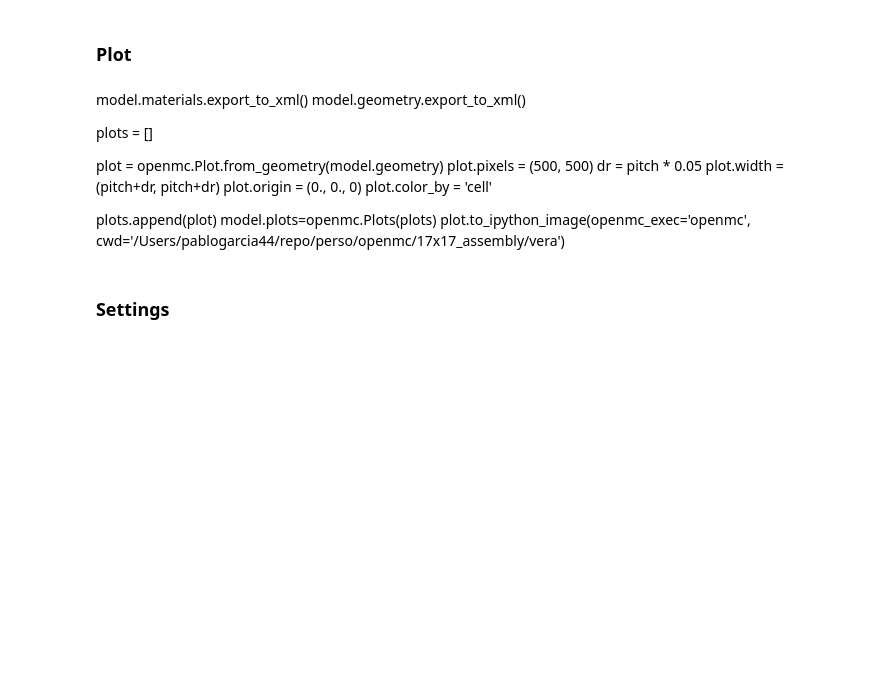
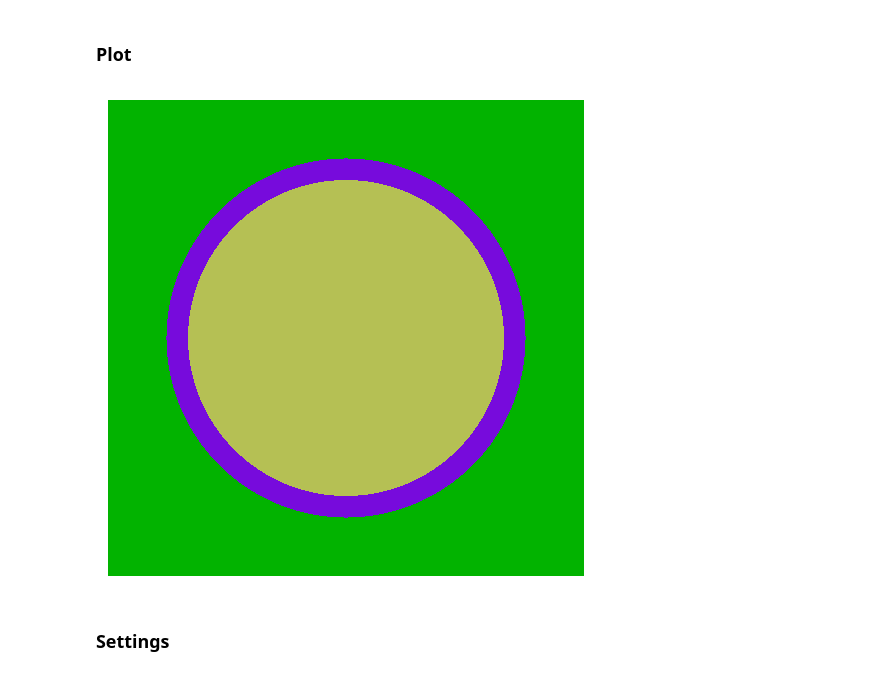
Before and after one commit to pablogarcia44/Garcia_OpenSn, a Jupyter notebook: pincell_study/openmc_mgxs/openmc_comp_CE_MGXS_xmas_v2.ipynb, the cells around one changed output. Drawn from its saved outputs; the diff is of its cells as text; code cells hidden in the pictures; blank space fills up the shorter version.

Commit message:
finishing updating the openmc mgxs subfolder

```diff
--- a/pincell_study/openmc_mgxs/openmc_comp_CE_MGXS_xmas_v2.ipynb
+++ b/pincell_study/openmc_mgxs/openmc_comp_CE_MGXS_xmas_v2.ipynb
@@ -160,22 +160,24 @@ root_universe = openmc.Universe(cells=(fuel, clad, moderator))
 model.geometry = openmc.Geometry(root_universe)
 # %% [markdown]
 ### Plot
-# %% [markdown]
-model.materials.export_to_xml()
-model.geometry.export_to_xml()
-
-plots = []
-
-plot = openmc.Plot.from_geometry(model.geometry)
-plot.pixels = (500, 500)
-dr = pitch * 0.05
-plot.width = (pitch+dr, pitch+dr)
-plot.origin = (0., 0., 0)
-plot.color_by = 'cell'
-
-plots.append(plot)
-model.plots=openmc.Plots(plots)
-plot.to_ipython_image(openmc_exec='openmc', cwd='/Users/pablogarcia44/repo/perso/openmc/17x17_assembly/vera')
+# %%
+# export needed for plotting
+model.materials.export_to_xml()
+model.geometry.export_to_xml()
+
+plot = openmc.Plot()
+plot.filename = 'pin_cell'
+plot.from_geometry(model.geometry)
+plot.pixels = (500, 500)
+dr = pitch * 0.05
+plot.width = (pitch+dr, pitch+dr)
+plot.origin = (0., 0., 0)
+plot.color_by = 'cell'
+
+model.plots = openmc.Plots([plot])
+plot.to_ipython_image(openmc_exec='openmc', cwd='./')
+# %% [output]
+[figure, added]
 # %% [markdown]
 ###  Settings
 # %%
```
Also changed, not shown: parts of 10 cells of this notebook, 3 other files.
